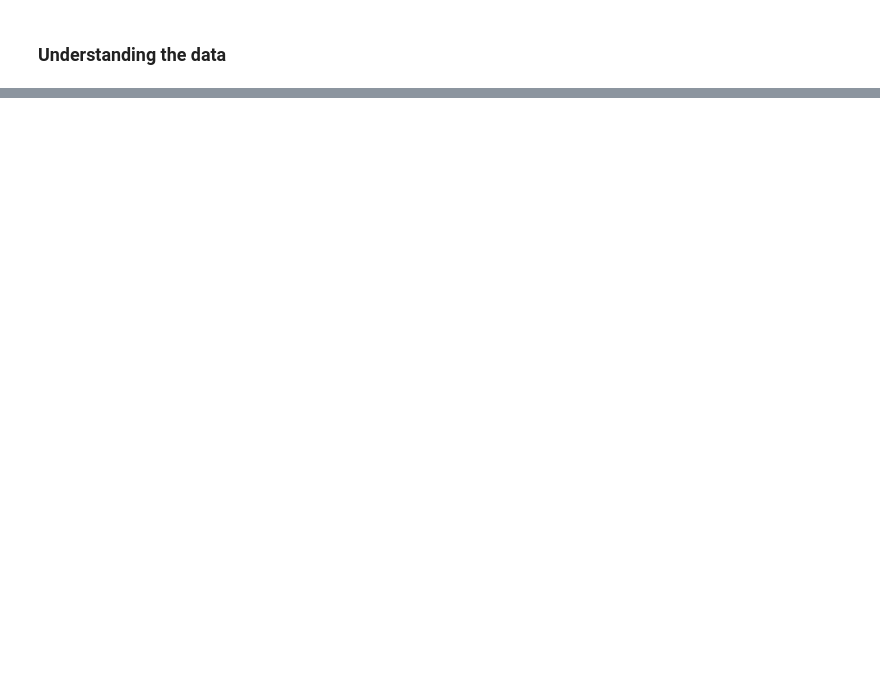
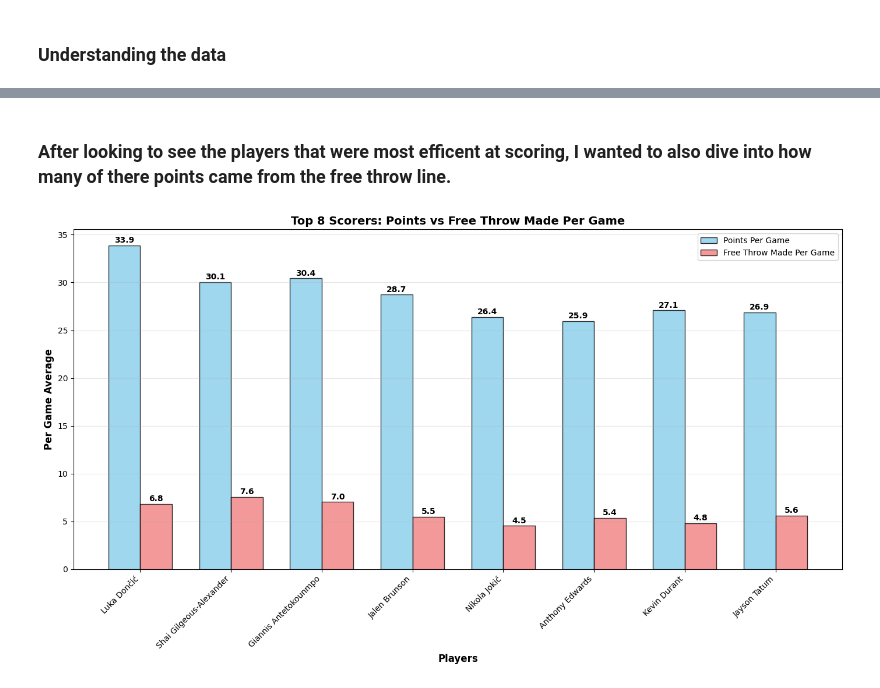
Before and after one commit to spon7ge/NBA-Rising-Stars-2023-24, a Jupyter notebook: file.ipynb, the cells around one changed output, grey strips where cells are left out. Saved outputs shown, nothing was run; the diff lists cells and outputs as text; code cells hidden in the pictures; blank space fills up the shorter version.

```diff
--- a/file.ipynb
+++ b/file.ipynb
@@ -1442,0 +254,46 @@ injuries, team changes, role modifications, and other factors.
+# %% [markdown]
+### After looking to see the players that were most efficent at scoring, I wanted to also dive into how many of there points came from the free throw line.
+# %%
+# Get top 8 scorers
+top8_scorers = res.nlargest(8, 'PTS').copy()
+
+# Calculate per-game averages
+top8_scorers['PPG'] = top8_scorers['PTS'] / top8_scorers['GP']
+top8_scorers['FTM_PG'] = top8_scorers['FTM'] / top8_scorers['GP']
+
+# Create the bar chart
+fig, ax = plt.subplots(figsize=(14, 8))
+
+# Set up the data for grouped bars
+x = np.arange(len(top8_scorers))
+width = 0.35
+
+# Create bars
+bars1 = ax.bar(x - width/2, top8_scorers['PPG'], width, label='Points Per Game',
+               color='skyblue', alpha=0.8, edgecolor='black')
+bars2 = ax.bar(x + width/2, top8_scorers['FTM_PG'], width, label='Free Throw Made Per Game',
+               color='lightcoral', alpha=0.8, edgecolor='black')
+
+# Customize the chart
+ax.set_xlabel('Players', fontsize=12, fontweight='bold')
+ax.set_ylabel('Per Game Average', fontsize=12, fontweight='bold')
+ax.set_title('Top 8 Scorers: Points vs Free Throw Made Per Game', fontsize=14, fontweight='bold')
+ax.set_xticks(x)
+ax.set_xticklabels(top8_scorers['PLAYER_NAME'], rotation=45, ha='right')
+ax.legend()
+ax.grid(True, alpha=0.3, axis='y')
+
+# Add value labels on bars
+def add_value_labels(bars):
+    for bar in bars:
+        height = bar.get_height()
+        ax.text(bar.get_x() + bar.get_width()/2., height + 0.1,
+                f'{height:.1f}', ha='center', va='bottom', fontweight='bold')
+
+add_value_labels(bars1)
+add_value_labels(bars2)
+
+plt.tight_layout()
+plt.show()
+# %% [output]
+[figure, added]
```
Also changed, not shown: parts of 52 cells of this notebook, 1 other file.
